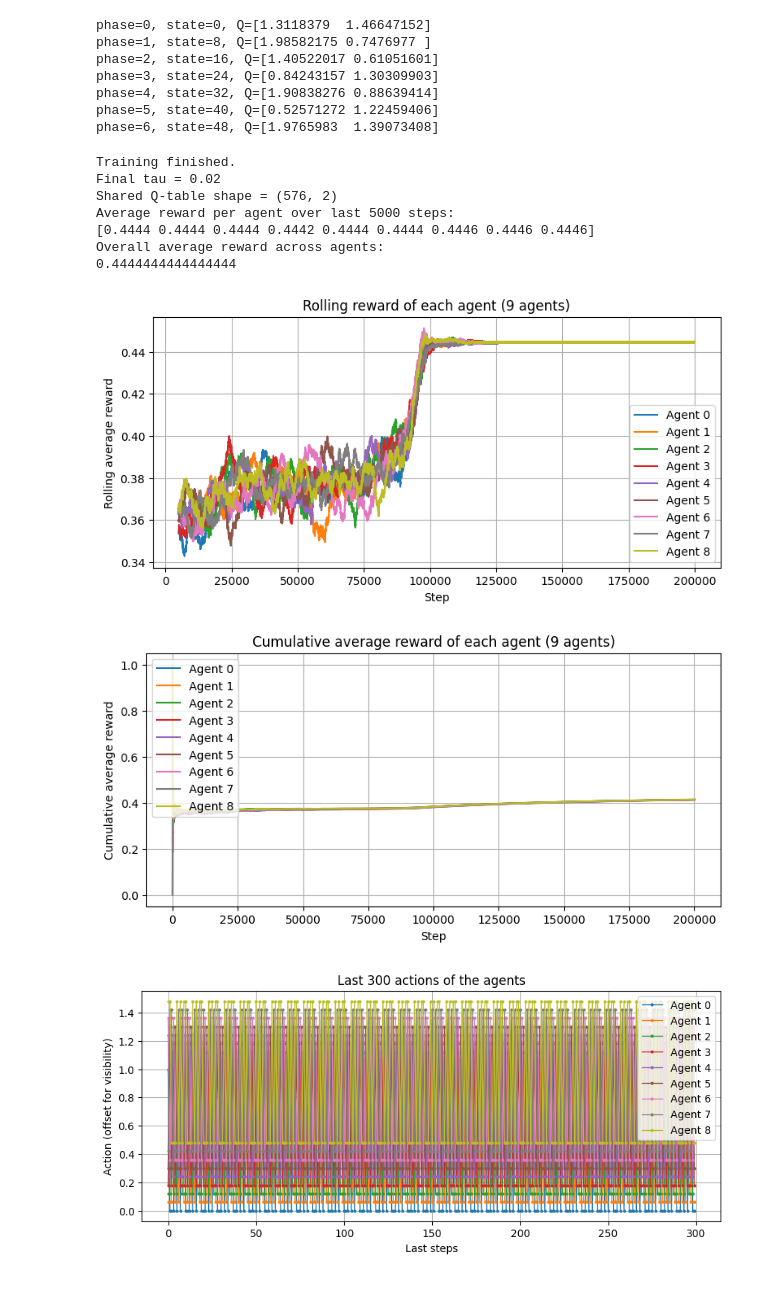
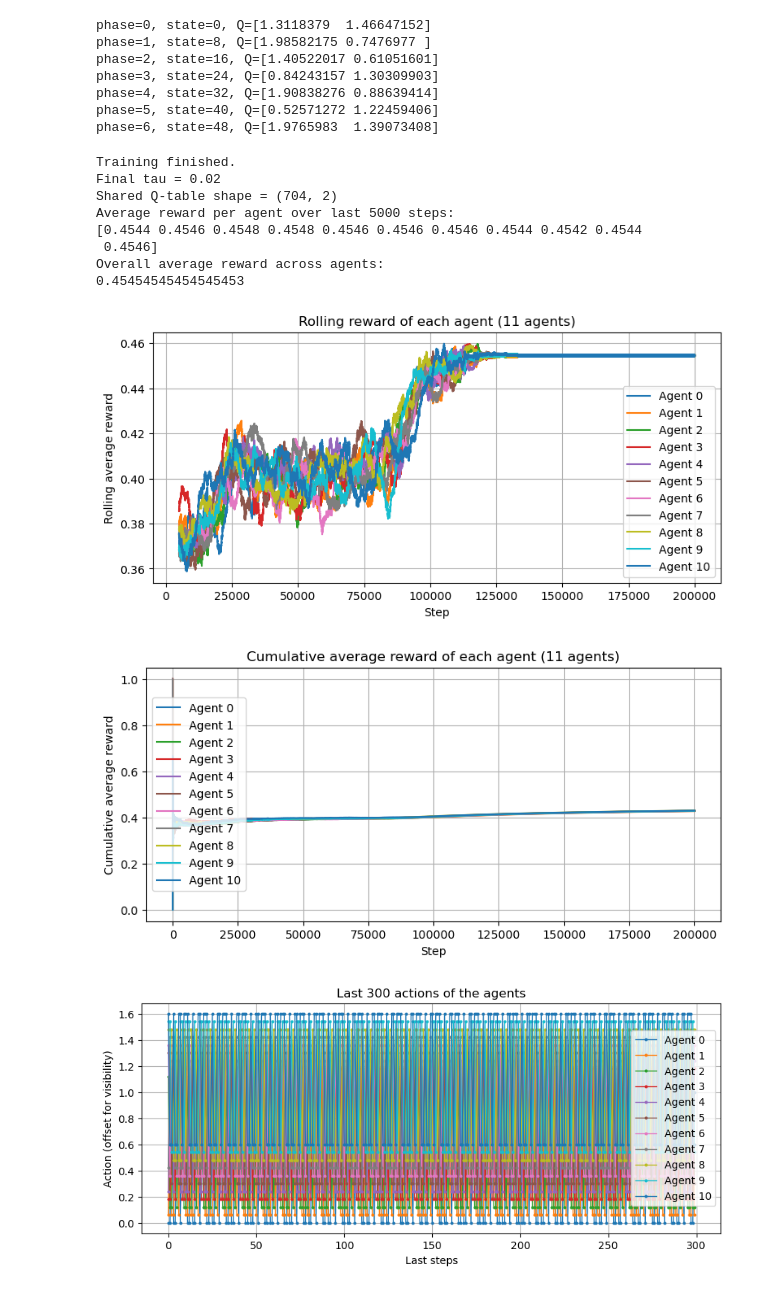
Before and after one commit to Friskkun/Project-coding-storage, a Jupyter notebook: public_qtable.ipynb, the cells around one changed output. Saved outputs shown, nothing was run; the diff lists cells and outputs as text; code cells hidden in the pictures.

Commit message:
Phase Q-learning/Robustness
Have the results shown in part 4.1 and 4.2. Have the case for N = 5, 7, 11 and the test for robustness.

```diff
--- a/public_qtable.ipynb
+++ b/public_qtable.ipynb
@@ -849,7 +849,7 @@ def run_shared_q_phase(
 # =========================================================
 Q, rewards_hist, actions_hist, minority_hist, rolling_rewards, tau_hist = run_shared_q_phase(
     m=3,
-    n_agents=9,          # <- now you can change this freely
+    n_agents=11,          # <- now you can change this freely
     steps=200000,
     seed=123,
     alpha=0.10,
@@ -858,7 +858,7 @@ Q, rewards_hist, actions_hist, minority_hist, rolling_rewards, tau_hist = run_sh
     tau_end=0.02,
     tau_decay=0.99998,
     reward_hist_len=3,
-    phase_size=9,        # usually you may set this equal to n_agents
+    phase_size=11,        # usually you may set this equal to n_agents
     log_window=5000
 )
 
@@ -901,39 +901,40 @@ plt.grid(True)
 plt.show()
 
 
 # =========================================================
 # Plot 3: last 300 actions
 # =========================================================
 last = 300
 tail_actions = actions_hist[-last:]
 
 plt.figure(figsize=(10, 4))
 for i in range(tail_actions.shape[1]):
     plt.plot(
         np.arange(last),
         tail_actions[:, i] + 0.06 * i,
         marker='o',
         markersize=2,
         linewidth=1,
         label=f"Agent {i}"
     )
 plt.xlabel("Last steps")
 plt.ylabel("Action (offset for visibility)")
 plt.title(f"Last {last} actions of the agents")
 plt.legend()
 plt.grid(True)
 plt.show()
 # %% [output]
 Training finished.
 Final tau = 0.02
-Shared Q-table shape = (576, 2)
+Shared Q-table shape = (704, 2)
 Average reward per agent over last 5000 steps:
-[0.4444 0.4444 0.4444 0.4442 0.4444 0.4444 0.4446 0.4446 0.4446]
+[0.4544 0.4546 0.4548 0.4548 0.4546 0.4546 0.4546 0.4544 0.4542 0.4544
+ 0.4546]
 Overall average reward across agents:
-0.4444444444444444
+0.45454545454545453
-[figure, old version]
+[figure, new version]
-[figure, old version]
+[figure, new version]
-[figure, old version]
+[figure, new version]
 # %%
 import numpy as np
 import matplotlib.pyplot as plt
```
Also changed, not shown: parts of 2 cells of this notebook.
